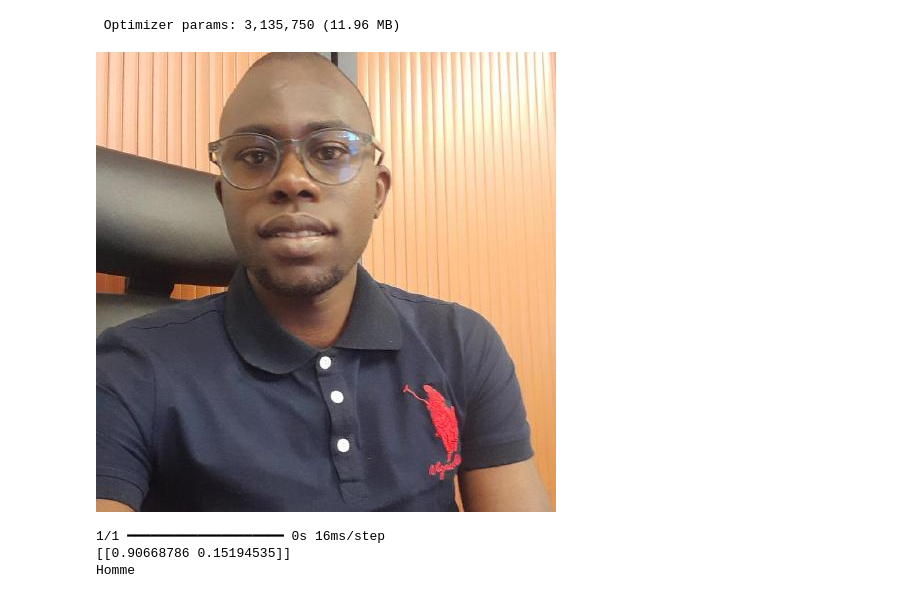
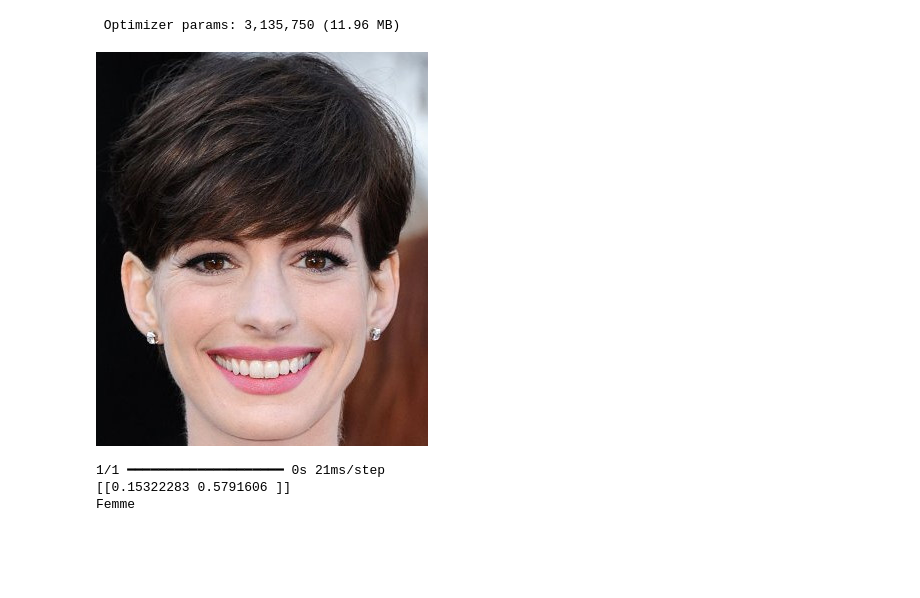
Before and after one commit to JagoOgaj/SAE_S5, a Jupyter notebook: model/model.ipynb, the cells around one changed output. Cells and saved outputs as stored; diff of their text form; code cells hidden in the pictures; blank space fills up the shorter version.

```diff
--- a/model/model.ipynb
+++ b/model/model.ipynb
@@ -570,11 +565,11 @@ Model: "functional"
  Non-trainable params: 0 (0.00 B)
  Optimizer params: 3,135,750 (11.96 MB)
 # %%
-img_test_path = "/content/drive/MyDrive/SAE_S5/57540322.jpg"
+img_test_path = "/content/drive/MyDrive/SAE_S5/image.jpg"
 
 Image.open(img_test_path)
 # %% [output]
-[figure, old version]
+[figure, new version]
 # %%
 test_gender: list = []
 test_pixels: list = []
@@ -604,6 +599,6 @@ elif result == 1 :
 else :
   print("Inconnu")
 # %% [output]
-1/1 ━━━━━━━━━━━━━━━━━━━━ 0s 16ms/step
-[[0.90668786 0.15194535]]
-Homme
+1/1 ━━━━━━━━━━━━━━━━━━━━ 0s 21ms/step
+[[0.15322283 0.5791606 ]]
+Femme
```
Also changed, not shown: parts of 3 cells of this notebook.
